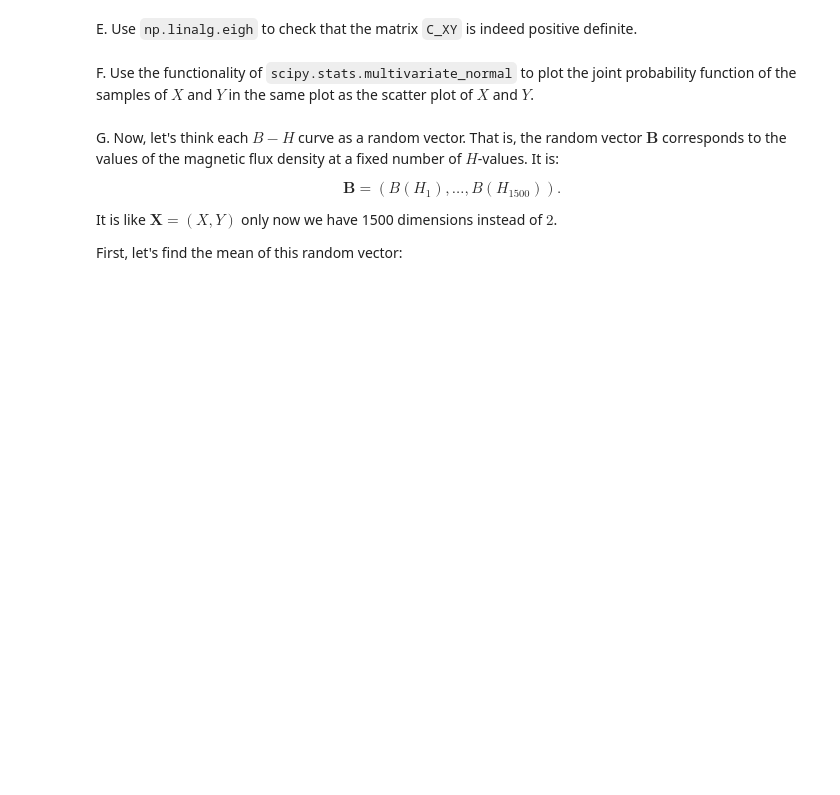
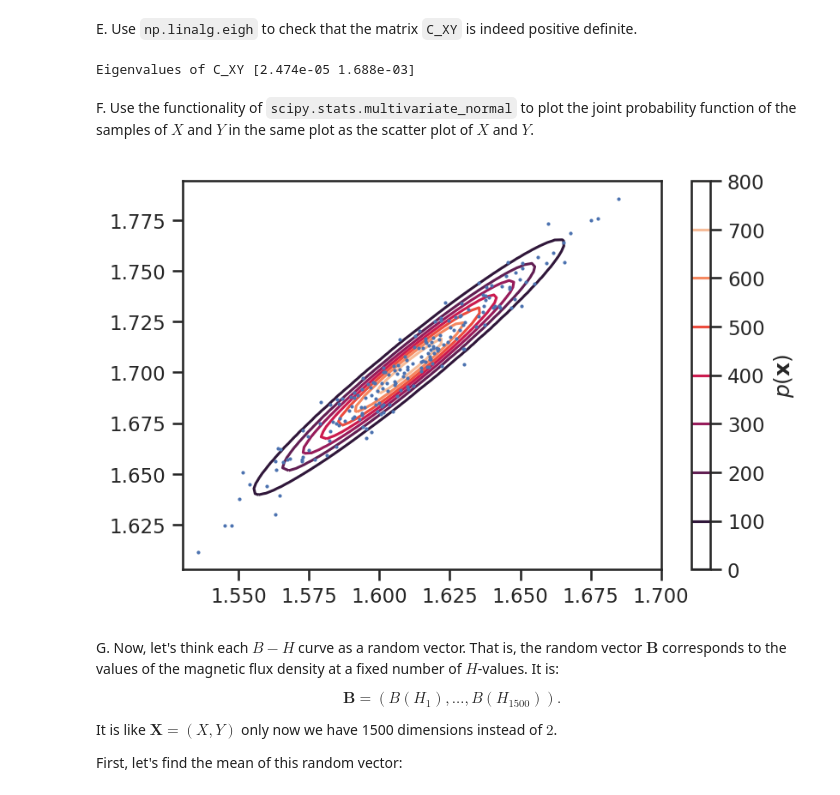
Before and after one commit to schemp98/data-analytics-se, a Jupyter notebook: lecturebook/homework/homework-02_SCC.ipynb, the cells around one changed output. Cells and saved outputs as stored; diff of their text form; code cells hidden in the pictures; blank space fills up the shorter version.

```diff
--- a/lecturebook/homework/homework-02_SCC.ipynb
+++ b/lecturebook/homework/homework-02_SCC.ipynb
@@ -566,2 +582,6 @@ E. Use ``np.linalg.eigh`` to check that the matrix ``C_XY`` is indeed positive d
+# %%
+print("Eigenvalues of C_XY", np.linalg.eigh(C_XY)[0])
+# %% [output]
+Eigenvalues of C_XY [2.474e-05 1.688e-03]
 # %% [markdown]
 F. Use the functionality of ``scipy.stats.multivariate_normal`` to plot the joint probability function of the samples of $X$ and $Y$ in the same plot as the scatter plot of $X$ and $Y$.
@@ -570,3 +588,27 @@ F. Use the functionality of ``scipy.stats.multivariate_normal`` to plot the join
+# %%
+# The multivariate normal random vector
+X = st.multivariate_normal(mean=mu_XY, cov=C_XY)
+
+# CONTOURS
+fig, ax = plt.subplots(dpi=150)
+x1 = np.linspace(1.53, 1.7, 64)
+x2 = np.linspace(1.62, 1.78, 64)
+X1, X2 = np.meshgrid(x1, x2)
+X_flat = np.hstack(
+    [
+        X1.flatten()[:, None],
+        X2.flatten()[:, None]
+    ]
+)
+# PDF values
+pdf_X = X.pdf(X_flat).reshape(X1.shape)
+c = ax.contour(X1, X2, pdf_X)
+plt.colorbar(c, label='$p(\mathbf{x})$')
+
+
+ax.plot(X_data.flatten(), Y_data.flatten(), '.', markersize=2);
+# %% [output]
+[figure, added]
 # %% [markdown]
 G. Now, let's think each $B-H$ curve as a random vector.
 That is, the random vector $\mathbf{B}$ corresponds to the values of the magnetic flux density at a fixed number of $H$-values. It is:
```
Also changed, not shown: parts of 18 cells of this notebook.
